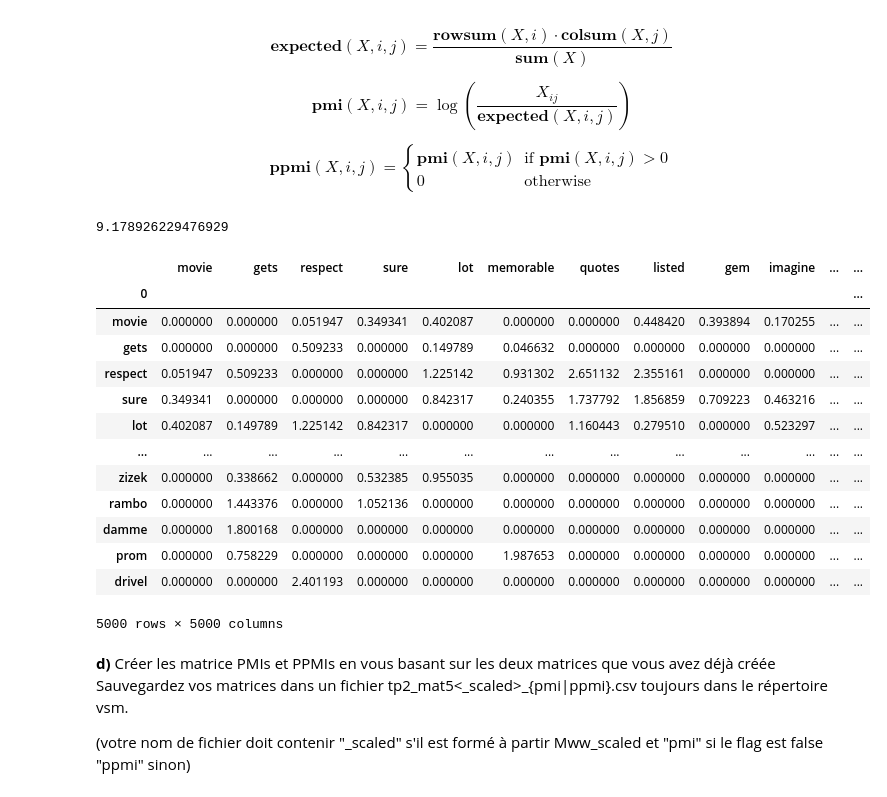
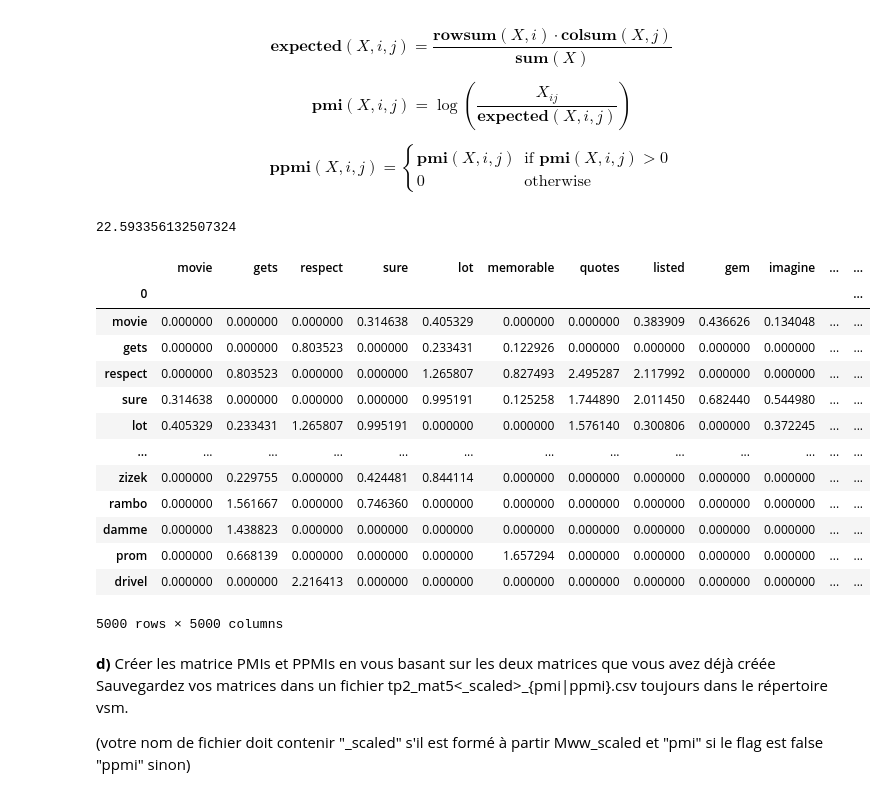
Before and after one commit to luukim/INF8460, a Jupyter notebook: TP2/inf8460_tp2_A20.ipynb, the cells around one changed output. Saved outputs shown, nothing was run; the diff lists cells and outputs as text; code cells hidden in the pictures.

```diff
--- a/TP2/inf8460_tp2_A20.ipynb
+++ b/TP2/inf8460_tp2_A20.ipynb
@@ -250,8 +247,8 @@ def buildMatrix(trainingSet) :
 import time
 
 start = time.time()
-result = buildMatrix(trainingSet)
+Mww = buildMatrix(trainingSet)
 end = time.time()
 print(end - start)
-result
+Mww
 # %% [output]
@@ -336,8 +333,8 @@ def build_distance_matrix(trainingSet) :
 import time
 
 start = time.time()
-result = build_distance_matrix(trainingSet)
+Mww_scaled = build_distance_matrix(trainingSet)
 end = time.time()
 print(end - start)
-result
+Mww_scaled
 # %% [output]
@@ -415,25 +412,27 @@ def pmi(df, flag=True):
     return pd.DataFrame(pmi, index = df.index, columns = df.columns)
 # %%
 start = time.time()
-pmi_matrix = pmi(result)
+ppmi_matrix = pmi(result)
+pmi_matrix = pmi(result, False)
+
 end = time.time()
 print(end - start)
-pmi_matrix
+ppmi_matrix
 # %% [output]
-9.178926229476929
+22.593356132507324
 |  | movie | gets | respect | sure | lot | memorable | quotes | listed | gem | imagine | ... | ... |
 | 0 |  |  |  |  |  |  |  |  |  |  |  | ... |
-| movie | 0.000000 | 0.000000 | 0.051947 | 0.349341 | 0.402087 | 0.000000 | 0.000000 | 0.448420 | 0.393894 | 0.170255 | ... | ... |
-| gets | 0.000000 | 0.000000 | 0.509233 | 0.000000 | 0.149789 | 0.046632 | 0.000000 | 0.000000 | 0.000000 | 0.000000 | ... | ... |
-| respect | 0.051947 | 0.509233 | 0.000000 | 0.000000 | 1.225142 | 0.931302 | 2.651132 | 2.355161 | 0.000000 | 0.000000 | ... | ... |
-| sure | 0.349341 | 0.000000 | 0.000000 | 0.000000 | 0.842317 | 0.240355 | 1.737792 | 1.856859 | 0.709223 | 0.463216 | ... | ... |
-| lot | 0.402087 | 0.149789 | 1.225142 | 0.842317 | 0.000000 | 0.000000 | 1.160443 | 0.279510 | 0.000000 | 0.523297 | ... | ... |
+| movie | 0.000000 | 0.000000 | 0.000000 | 0.314638 | 0.405329 | 0.000000 | 0.000000 | 0.383909 | 0.436626 | 0.134048 | ... | ... |
+| gets | 0.000000 | 0.000000 | 0.803523 | 0.000000 | 0.233431 | 0.122926 | 0.000000 | 0.000000 | 0.000000 | 0.000000 | ... | ... |
+| respect | 0.000000 | 0.803523 | 0.000000 | 0.000000 | 1.265807 | 0.827493 | 2.495287 | 2.117992 | 0.000000 | 0.000000 | ... | ... |
+| sure | 0.314638 | 0.000000 | 0.000000 | 0.000000 | 0.995191 | 0.125258 | 1.744890 | 2.011450 | 0.682440 | 0.544980 | ... | ... |
+| lot | 0.405329 | 0.233431 | 1.265807 | 0.995191 | 0.000000 | 0.000000 | 1.576140 | 0.300806 | 0.000000 | 0.372245 | ... | ... |
 | ... | ... | ... | ... | ... | ... | ... | ... | ... | ... | ... | ... | ... |
-| zizek | 0.000000 | 0.338662 | 0.000000 | 0.532385 | 0.955035 | 0.000000 | 0.000000 | 0.000000 | 0.000000 | 0.000000 | ... | ... |
-| rambo | 0.000000 | 1.443376 | 0.000000 | 1.052136 | 0.000000 | 0.000000 | 0.000000 | 0.000000 | 0.000000 | 0.000000 | ... | ... |
-| damme | 0.000000 | 1.800168 | 0.000000 | 0.000000 | 0.000000 | 0.000000 | 0.000000 | 0.000000 | 0.000000 | 0.000000 | ... | ... |
-| prom | 0.000000 | 0.758229 | 0.000000 | 0.000000 | 0.000000 | 1.987653 | 0.000000 | 0.000000 | 0.000000 | 0.000000 | ... | ... |
-| drivel | 0.000000 | 0.000000 | 2.401193 | 0.000000 | 0.000000 | 0.000000 | 0.000000 | 0.000000 | 0.000000 | 0.000000 | ... | ... |
+| zizek | 0.000000 | 0.229755 | 0.000000 | 0.424481 | 0.844114 | 0.000000 | 0.000000 | 0.000000 | 0.000000 | 0.000000 | ... | ... |
+| rambo | 0.000000 | 1.561667 | 0.000000 | 0.746360 | 0.000000 | 0.000000 | 0.000000 | 0.000000 | 0.000000 | 0.000000 | ... | ... |
+| damme | 0.000000 | 1.438823 | 0.000000 | 0.000000 | 0.000000 | 0.000000 | 0.000000 | 0.000000 | 0.000000 | 0.000000 | ... | ... |
+| prom | 0.000000 | 0.668139 | 0.000000 | 0.000000 | 0.000000 | 1.657294 | 0.000000 | 0.000000 | 0.000000 | 0.000000 | ... | ... |
+| drivel | 0.000000 | 0.000000 | 2.216413 | 0.000000 | 0.000000 | 0.000000 | 0.000000 | 0.000000 | 0.000000 | 0.000000 | ... | ... |
 5000 rows × 5000 columns
 # %% [markdown]
 **d)** Créer les matrice PMIs et PPMIs en vous basant sur les deux matrices que vous avez déjà créée	Sauvegardez vos matrices dans un fichier tp2_mat5<\_scaled>_{pmi|ppmi}.csv toujours dans le répertoire vsm.
```
Also changed, not shown: parts of 16 cells of this notebook, 1 other file.
